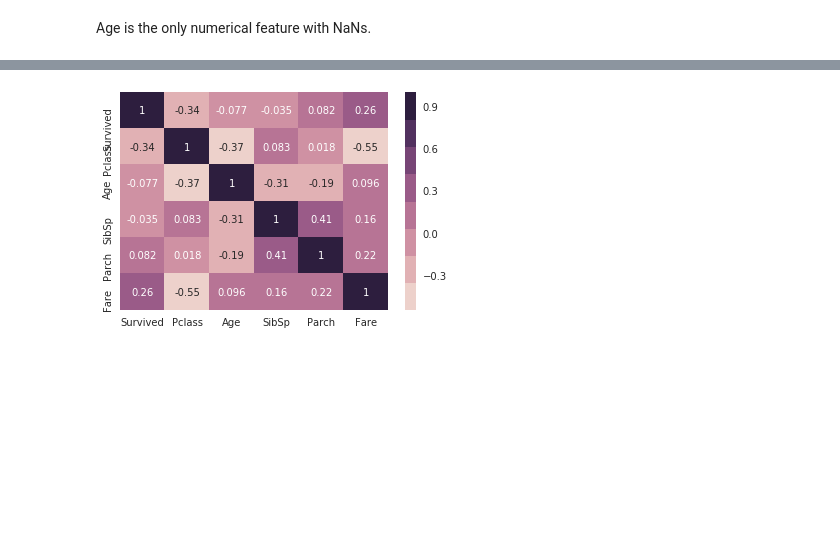
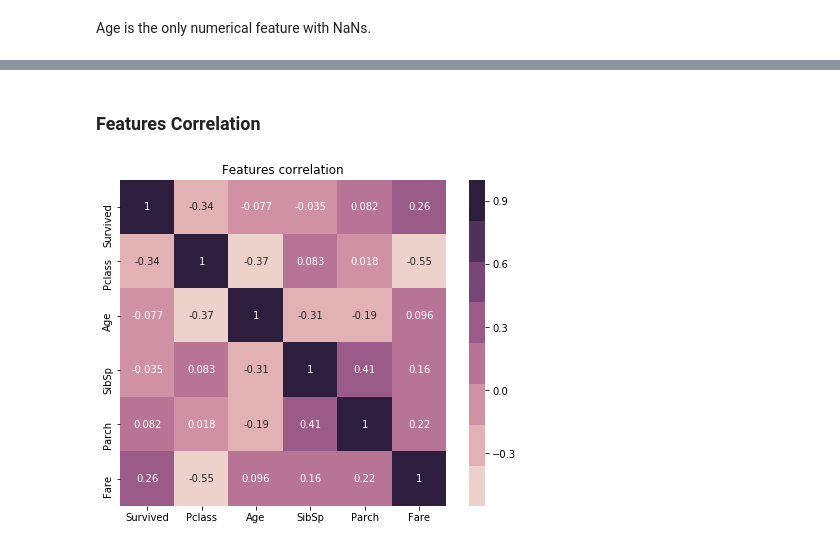
Before and after one commit to yangvnks/titanic-classification, a Jupyter notebook: data-visualisation.ipynb, the cells around one changed output, grey strips where cells are left out. Saved outputs shown, nothing was run; the diff lists cells and outputs as text; code cells hidden in the pictures; blank space fills up the shorter version.

Commit message:
data-visualization: cleanup, added descriptions for survival rate plots and other statistics, replaced survival rates with pie chart which better fit binary rates

```diff
--- a/data-visualisation.ipynb
+++ b/data-visualisation.ipynb
@@ -11,16 +11,8 @@ import numpy as np
 import pandas as pd
 from pandas import Series, DataFrame
 import seaborn as sns
-from sklearn.decomposition import PCA
-from sklearn.preprocessing import StandardScaler
 import pickle
 
-# Formatting; affects not only seaborn but also plt!
-sns.set(style="white", color_codes=True)
-sns.set_context(rc={"font.family":'sans',"font.size":10,"axes.titlesize":18,"axes.labelsize":10})
-cmap_cubehelix =sns.diverging_palette(220, 20, n=7)
-sns.set_palette(cmap_cubehelix)
-
 # environment settings
-data_path = "Data/"
+data_path = 'Data/'
 # %%
@@ -188,6 +187,13 @@ plt.show()
+# %% [markdown]
+### Features Correlation
 # %%
+fig = plt.figure(figsize=(8,6))
+
 #Correlation between features
+df["Pclass"] = pd.to_numeric(df["Pclass"]) # hack for seaborn to process categorical data
+
 cov_matrix = df.corr(method="pearson")
-sns.heatmap(cov_matrix,square=False,annot=True,cmap=sns.cubehelix_palette(8));
+sns.heatmap(cov_matrix, square=True, annot=True, cmap=sns.cubehelix_palette(8)) \
+.set_title('Features correlation');
 # %% [output]
-[figure, old version]
+[figure, new version]
```
Also changed, not shown: parts of 12 cells of this notebook, 1 other file.
